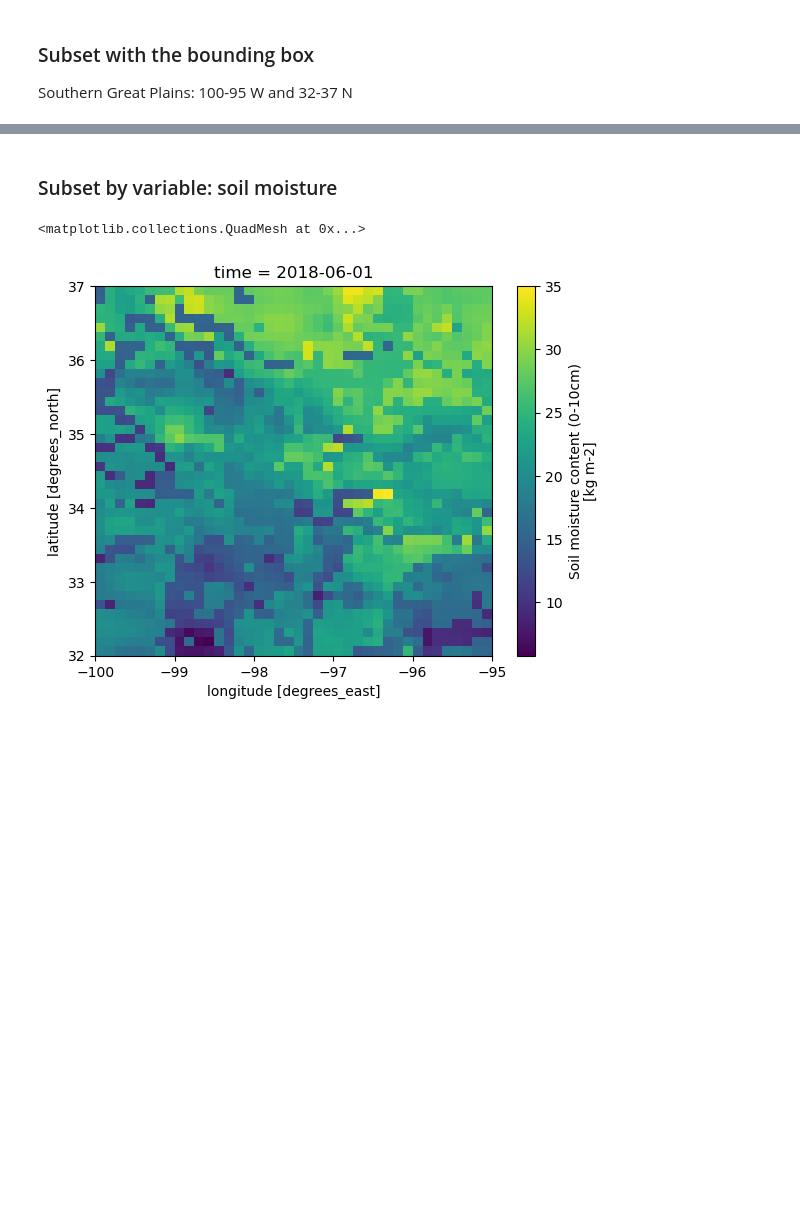
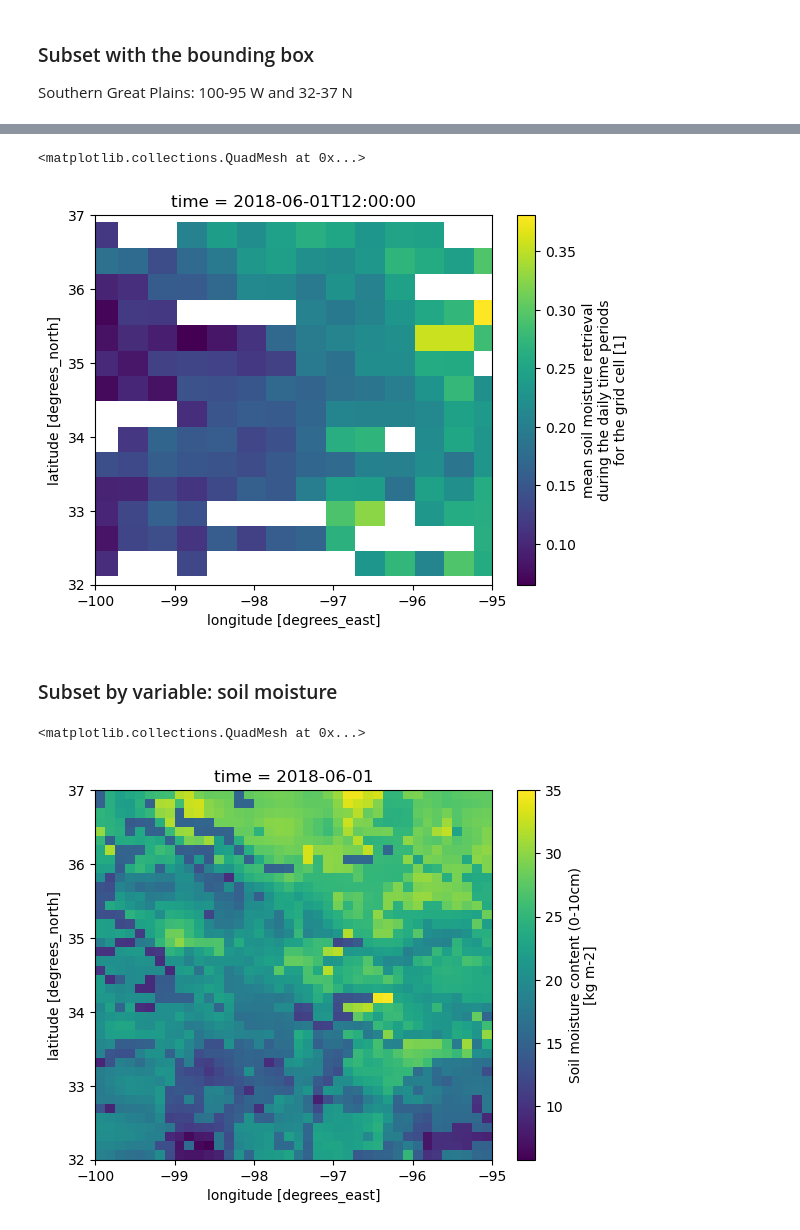
Before and after one commit to alexishunzinger/gesdisc-use-cases, a Jupyter notebook: mocko-ldas-comparison/ldas-comparison.ipynb, the cells around one changed output, grey strips where cells are left out. Saved outputs shown, nothing was run; the diff lists cells and outputs as text; code cells hidden in the pictures; blank space fills up the shorter version.

Commit message:
Added interpolation steps, updated sample plots

```diff
--- a/mocko-ldas-comparison/ldas-comparison.ipynb
+++ b/mocko-ldas-comparison/ldas-comparison.ipynb
@@ -265,3 +277,18 @@ gldas_sgp = gldas_ds.sel(lat=slice(min_lat,max_lat), lon=slice(min_lon,max_lon))
+# %%
+
+# Reassign coordinates using the latitude and longitude variables
+cygnss_ra = cygnss_ds.set_coords(("latitude", "longitude"))
+#cygnss_ra
+
+# Clip the soil moisture variable to the specified bounding box for Southern Great Plains
+cygnss_sgp_sm = cygnss_ra.where((cygnss_ra.latitude > min_lat) & (cygnss_ra.latitude < max_lat) & (cygnss_ra.longitude > min_lon) & (cygnss_ra.longitude < max_lon))
+#cygnss_sgp_sm
+
+# Check on the clipped reassigned coordinates
+cygnss_sgp_sm.SM_daily[0,:,:].plot(x="longitude", y="latitude",xlim=(min_lon,max_lon),ylim=(min_lat,max_lat))
+# %% [output]
+<matplotlib.collections.QuadMesh at 0x...>
+[figure, added]
 # %% [markdown]
 ### Subset by variable: soil moisture
 # %%
```
Also changed, not shown: parts of 27 cells of this notebook.
